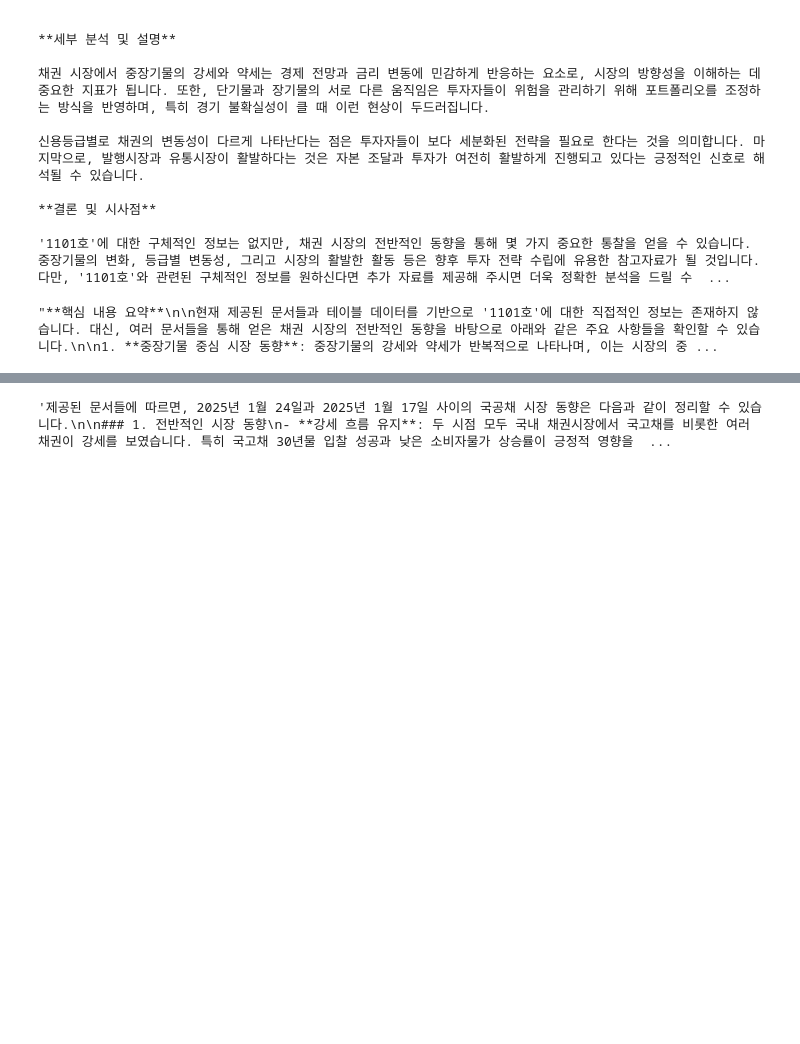
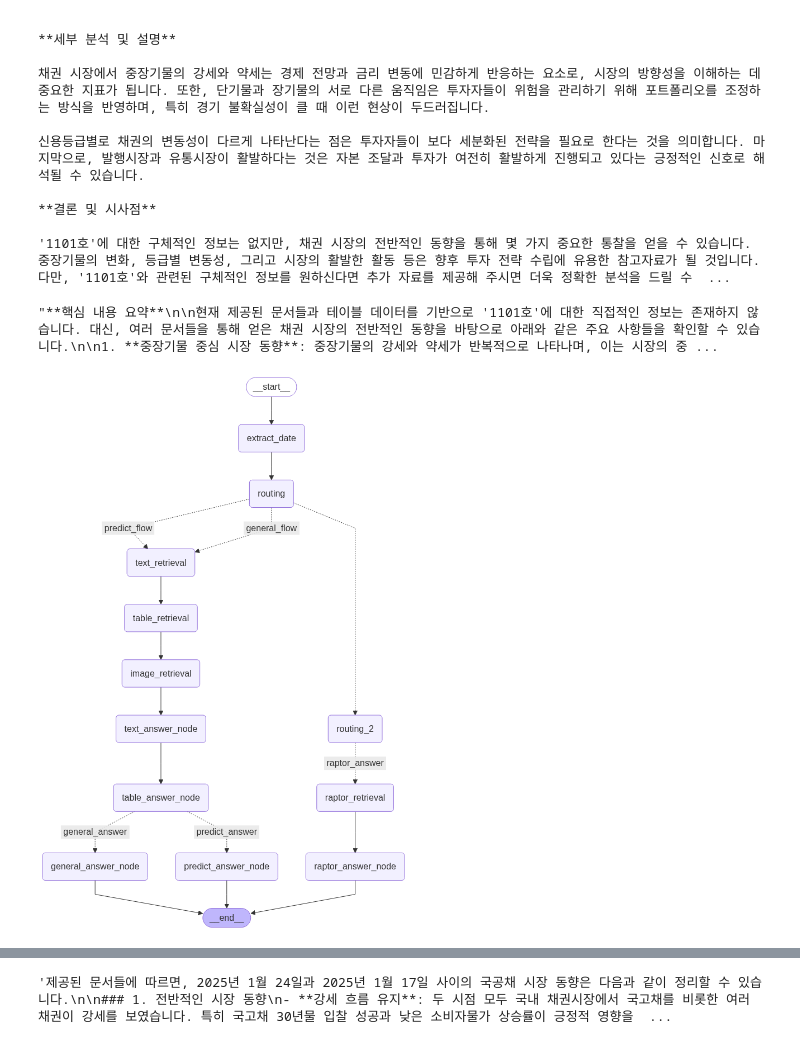
Before and after one commit to highlevelnotes/ModularRAG-with-HyperClovaX, a Jupyter notebook: 250615_test.ipynb, the cells around one changed output, grey strips where cells are left out. Saved outputs shown, nothing was run; the diff lists cells and outputs as text; code cells hidden in the pictures; blank space fills up the shorter version.

```diff
--- a/250615_test.ipynb
+++ b/250615_test.ipynb
@@ -1542,3 +1542,7 @@ ask('1101호 요약해줘')
 
 '1101호'에 대한 구체적인 정보는 없지만, 채권 시장의 전반적인 동향을 통해 몇 가지 중요한 통찰을 얻을 수 있습니다. 중장기물의 변화, 등급별 변동성, 그리고 시장의 활발한 활동 등은 향후 투자 전략 수립에 유용한 참고자료가 될 것입니다. 다만, '1101호'와 관련된 구체적인 정보를 원하신다면 추가 자료를 제공해 주시면 더욱 정확한 분석을 드릴 수  ...
 "**핵심 내용 요약**\n\n현재 제공된 문서들과 테이블 데이터를 기반으로 '1101호'에 대한 직접적인 정보는 존재하지 않습니다. 대신, 여러 문서들을 통해 얻은 채권 시장의 전반적인 동향을 바탕으로 아래와 같은 주요 사항들을 확인할 수 있습니다.\n\n1. **중장기물 중심 시장 동향**: 중장기물의 강세와 약세가 반복적으로 나타나며, 이는 시장의 중 ...
+# %%
+create_langgraph_agent()
+# %% [output]
+[figure, added]
```
Also changed, not shown: parts of 2 cells of this notebook.
